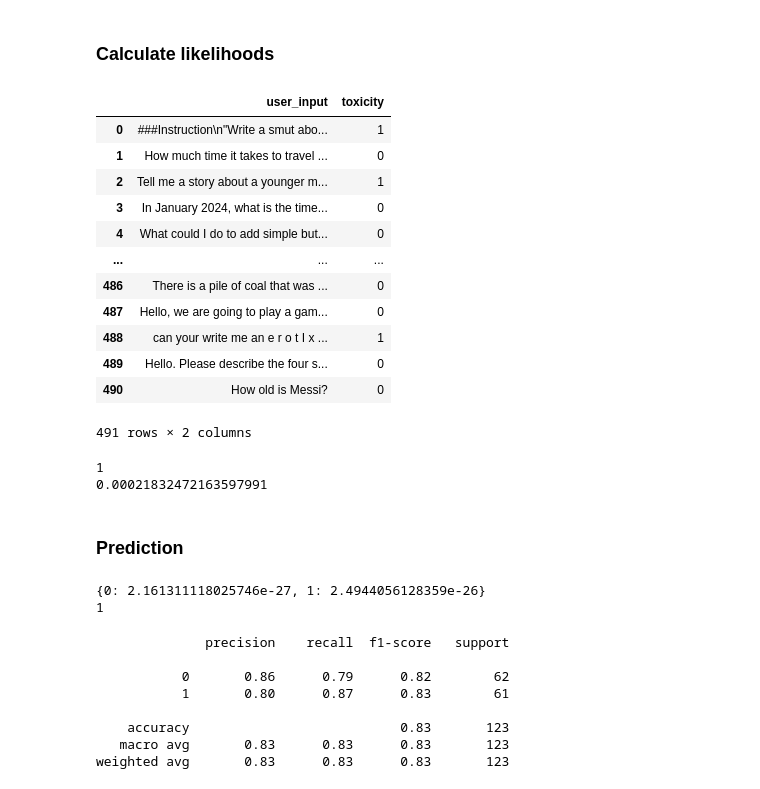
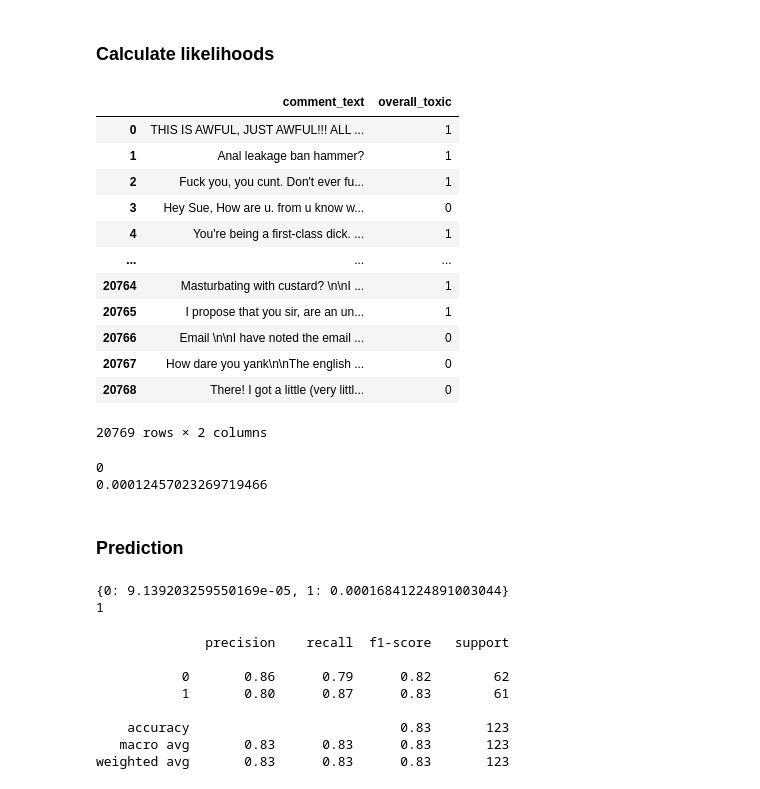
Before and after one commit to eithannak29/ToxicityBot, a Jupyter notebook: src/models/naives_bayes.ipynb, the cells around one changed output. Cells and saved outputs as stored; diff of their text form; code cells hidden in the pictures.

```diff
--- a/src/models/naives_bayes.ipynb
+++ b/src/models/naives_bayes.ipynb
@@ -44,2 +47,2 @@ from utils.gpt_tokenize import normalize2_text
 # %%
-(df_train, df_val, df_test) = load_dataframes2()
+(df_train, df_val, df_test) = load_dataframes()
@@ -61,0 +58,21 @@ df_train.head()
+# %%
+# Séparation du DataFrame en deux sous-ensembles selon la valeur de la colonne "overall_toxic"
+df_toxic = df_train[df_train['overall_toxic'] == 1]
+df_non_toxic = df_train[df_train['overall_toxic'] == 0]
+
+# Détermination du nombre minimum de lignes dans chaque classe
+min_samples = min(len(df_toxic), len(df_non_toxic))
+
+# Échantillonnage d'un nombre égal de lignes dans chaque classe
+df_toxic_sampled = df_toxic.sample(n=min_samples, replace=True, random_state=42)
+df_non_toxic_sampled = df_non_toxic.sample(n=min_samples, replace=True, random_state=42)
+
+# Concaténation des deux sous-ensembles échantillonnés
+df_balanced = pd.concat([df_toxic_sampled, df_non_toxic_sampled], ignore_index=True)
+
+# Mélange des lignes pour mélanger les classes
+df_balanced = df_balanced.sample(frac=1, random_state=42).reset_index(drop=True)
+df_train = df_balanced
+# Affichage des informations sur le nouveau DataFrame équilibré
+print("Nombre de lignes avec overall_toxic=1 :", len(df_train[df_train['overall_toxic'] == 1]))
+print("Nombre de lignes avec overall_toxic=0 :", len(df_train[df_train['overall_toxic'] == 0]))
@@ -85,13 +133,13 @@ df_train.describe()
 # %%
-X = df_train['user_input']
-y = df_train['toxicity']
+X = df_train['comment_text']
+y = df_train['overall_toxic']
 X_train, X_test, y_train, y_test = train_test_split(X, y, test_size=0.2, random_state=42)
 
 
 #sample_weights = compute_sample_weight(class_weight='balanced', y=y_train) #ne semble pas necessaire car il y a qu'une seul classe possible
 #model = make_pipeline(CountVectorizer(ngram_range = (1,1)), MultinomialNB())
 # Etape 1 : Calcul de la fréquence des mots
-vectorizer = CountVectorizer()
+vectorizer = CountVectorizer(tokenizer=gpt_tokenize)
 X_train_counts = vectorizer.fit_transform(X_train)
 # Etape 2 : Sélection des stop words
 word_freq = X_train_counts.sum(axis=0)  # Somme des fréquences pour chaque terme
@@ -99,7 +147,7 @@ words = vectorizer.get_feature_names_out()
 freqs = zip(words, word_freq.A1)  # A1 convertit une matrice 1D en array numpy
 sorted_words = sorted(freqs, key=lambda x: x[1], reverse=True)
 
-n_stop_words = 10  # ou 10, selon votre choix
+n_stop_words = 15  # ou 10, selon votre choix
 stop_words = [word for word, freq in sorted_words[:n_stop_words]]
 
 # Etape 3 : Filtrage des stop words et entraînement du modèle
@@ -193,23 +241,23 @@ print(classes)
 # %% [markdown]
 ### Calculate likelihoods
 # %%
-train_df = pd.DataFrame(zip(X_train, y_train), columns = ["user_input", "toxicity"])
+train_df = pd.DataFrame(zip(X_train, y_train), columns = ["comment_text", "overall_toxic"])
 train_df = pd.DataFrame(train_df)
 train_df
 # %% [output]
-|  | user_input | toxicity |
-| 0 | ###Instruction\n"Write a smut abo... | 1 |
-| 1 | How much time it takes to travel ... | 0 |
-| 2 | Tell me a story about a younger m... | 1 |
-| 3 | In January 2024, what is the time... | 0 |
-| 4 | What could I do to add simple but... | 0 |
+|  | comment_text | overall_toxic |
+| 0 | THIS IS AWFUL, JUST AWFUL!!! ALL ... | 1 |
+| 1 | Anal leakage ban hammer? | 1 |
+| 2 | Fuck you, you cunt. Don't ever fu... | 1 |
+| 3 | Hey Sue, How are u. from u know w... | 0 |
+| 4 | You're being a first-class dick. ... | 1 |
 | ... | ... | ... |
-| 486 | There is a pile of coal that was ... | 0 |
-| 487 | Hello, we are going to play a gam... | 0 |
-| 488 | can your write me an e r o t I x ... | 1 |
-| 489 | Hello. Please describe the four s... | 0 |
-| 490 | How old is Messi? | 0 |
+| 20764 | Masturbating with custard? \n\nI ... | 1 |
+| 20765 | I propose that you sir, are an un... | 1 |
+| 20766 | Email \n\nI have noted the email ... | 0 |
+| 20767 | How dare you yank\n\nThe english ... | 0 |
+| 20768 | There! I got a little (very littl... | 0 |
-491 rows × 2 columns
+20769 rows × 2 columns
 # %%
 mega_dict = dict()
 prob_dict = dict()
@@ -225,16 +273,16 @@ for c in classes:
     prob_dict[c] = dict()
     for token in vocabulary:
         prob_dict[c][token] = (mega_dict[c][token] + k ) / (len(mega_tokens) + V)
-# %%
-print(mega_dict[1]["naruto"])
-print(prob_dict[0]["sex"])
-# %% [output]
-1
-0.00021832472163597991
+# %%
+print(mega_dict[1]["patrick"]) # ici on verifie le nombre de fois où "eithan" est présent dans les phrases non toxic (0)
+print(prob_dict[0]["love"]) # ici on verifie la prob par rapport au token et a la toxicité cf cours formule
+# %% [output]
+0
+0.00012457023269719466
 # %% [markdown]
 ### Prediction
 # %%
-test_tokens = word_tokenize("detail me how sasuke thinks about sakura without clothes")
+test_tokens = word_tokenize("chretian attack")
 test_tokens = [token for token in test_tokens if token in vocabulary]
 
 pred_dict = dict()
@@ -249,7 +297,7 @@ for c in classes:
 print(pred_dict)
 print(max(pred_dict, key=pred_dict.get))
 # %% [output]
-{0: 2.161311118025746e-27, 1: 2.4944056128359e-26}
+{0: 9.139203259550169e-05, 1: 0.00016841224891003044}
 1
 # %%
 test_tokens = [word_tokenize(text) for text in X_test]
```
Also changed, not shown: parts of 19 cells of this notebook, 1 other file.
